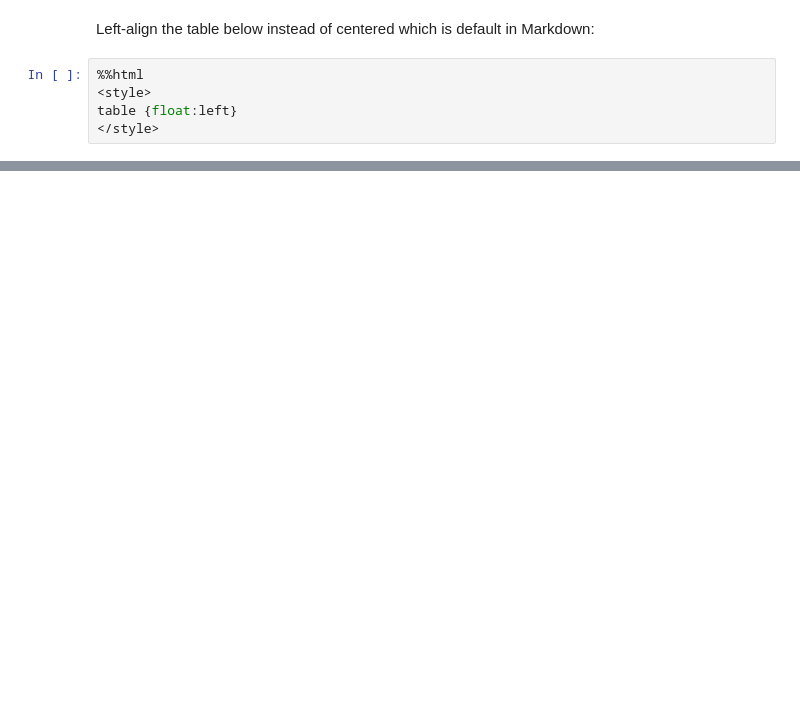
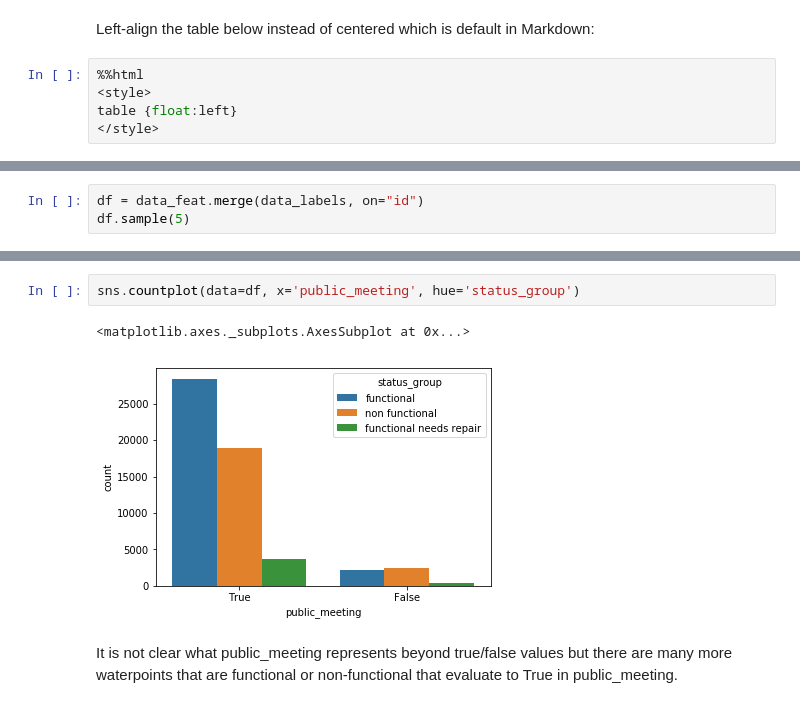
Before and after one commit to AmmarJawad/Predicting-Water-Pumps-in-Tanzania, a Jupyter notebook: submission.ipynb, the cells around one changed output, grey strips where cells are left out. Drawn from its saved outputs; the diff is of its cells as text; blank space fills up the shorter version.

```diff
--- a/submission.ipynb
+++ b/submission.ipynb
@@ -86,0 +82,3 @@ table {float:left}
+# %%
+df = data_feat.merge(data_labels, on="id")
+df.sample(5)
@@ -86,0 +243,7 @@ table {float:left}
+# %%
+sns.countplot(data=df, x='public_meeting', hue='status_group')
+# %% [output]
+<matplotlib.axes._subplots.AxesSubplot at 0x...>
+[figure, added]
+# %% [markdown]
+It is not clear what public_meeting represents beyond true/false values but there are many more waterpoints that are functional or non-functional that evaluate to True in public_meeting.
```
Also changed, not shown: parts of 22 cells of this notebook.
